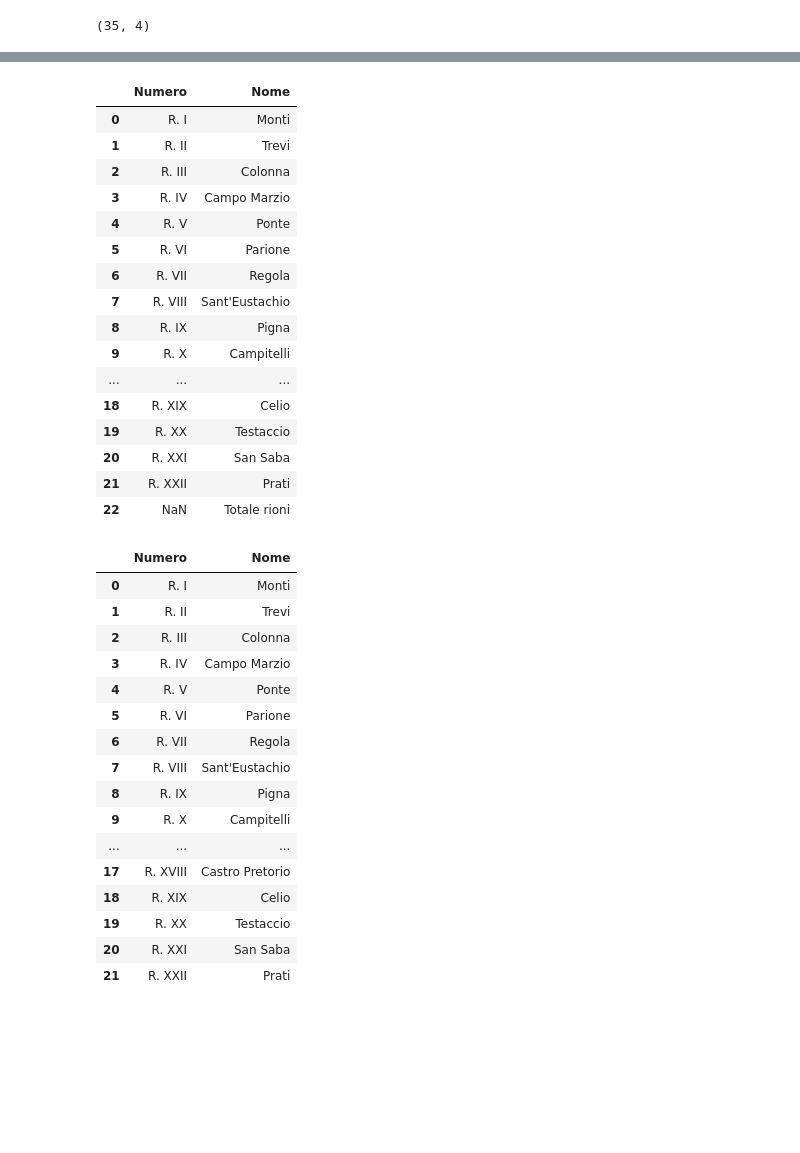
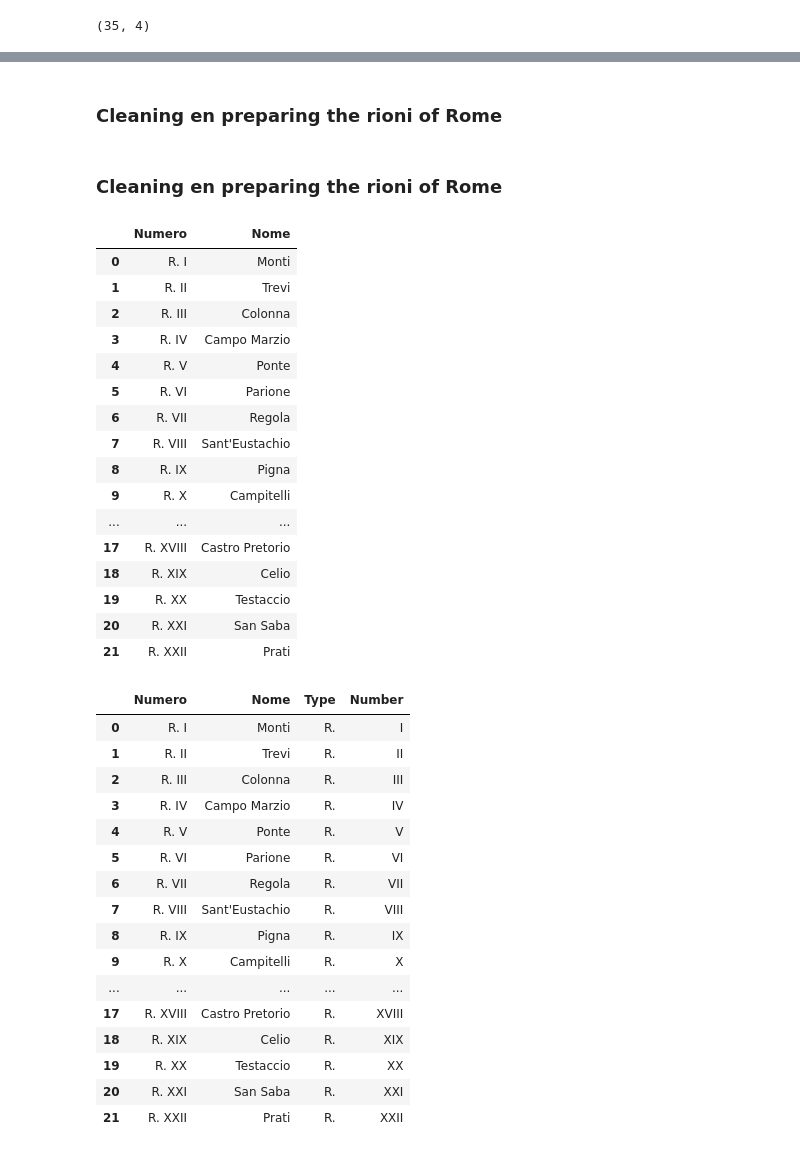
Before and after one commit to desoto1959/Coursera_Capstone, a Jupyter notebook: The_Battle_of_the_Neighbourhoods_Rome.ipynb, the cells around one changed output, grey strips where cells are left out. Drawn from its saved outputs; the diff is of its cells as text; code cells hidden in the pictures; blank space fills up the shorter version.

```diff
--- a/The_Battle_of_the_Neighbourhoods_Rome.ipynb
+++ b/The_Battle_of_the_Neighbourhoods_Rome.ipynb
@@ -182,9 +184,15 @@ df_rioni
 | 20 | NaN | R. XXI | San Saba | 3 531 | 1,1068 km² | 3190,28 ab./km² | Municipio I | NaN |
 | 21 | NaN | R. XXII | Prati | 15 270 | 1,2743 km² | 11983,05 ab./km² | Municipio I | NaN |
 | 22 | NaN | NaN | Totale rioni | 186 802[4] | 15,4659 km² | 9382,3 ab./km²[4] | NaN | NaN |
+# %% [markdown]
+### Cleaning en preparing the rioni of Rome
+# %% [markdown]
+### Cleaning en preparing the rioni of Rome
 # %%
-# Remove rows that have NO disctrict number
+# Remove columns that we don't need
 df_rioni.drop(df_rioni.columns[[0, 3, 4, 5, 6, 7]], axis = 1, inplace = True)
+# Remove rows without number
+df_rioni.dropna(axis=0, inplace=True)
 df_rioni
 # %% [output]
 |  | Numero | Nome |
@@ -199,30 +207,30 @@ df_rioni
 | 8 | R. IX | Pigna |
 | 9 | R. X | Campitelli |
 | ... | ... | ... |
+| 17 | R. XVIII | Castro Pretorio |
 | 18 | R. XIX | Celio |
 | 19 | R. XX | Testaccio |
 | 20 | R. XXI | San Saba |
 | 21 | R. XXII | Prati |
-| 22 | NaN | Totale rioni |
-# %%
-# Remove all columns with a NaN value
-df_rioni.dropna(axis=0, inplace=True)
-df_rioni
-# %% [output]
-|  | Numero | Nome |
-| 0 | R. I | Monti |
-| 1 | R. II | Trevi |
-| 2 | R. III | Colonna |
-| 3 | R. IV | Campo Marzio |
-| 4 | R. V | Ponte |
-| 5 | R. VI | Parione |
-| 6 | R. VII | Regola |
-| 7 | R. VIII | Sant'Eustachio |
-| 8 | R. IX | Pigna |
-| 9 | R. X | Campitelli |
-| ... | ... | ... |
-| 17 | R. XVIII | Castro Pretorio |
-| 18 | R. XIX | Celio |
-| 19 | R. XX | Testaccio |
-| 20 | R. XXI | San Saba |
-| 21 | R. XXII | Prati |
+# %%
+# Split de Quarters into type of Neighbourhood, the number and the name
+df_rioni[['Type','Number']] = df_rioni['Numero'].str.split(n=1, expand=True)
+df_rioni
+# %% [output]
+|  | Numero | Nome | Type | Number |
+| 0 | R. I | Monti | R. | I |
+| 1 | R. II | Trevi | R. | II |
+| 2 | R. III | Colonna | R. | III |
+| 3 | R. IV | Campo Marzio | R. | IV |
+| 4 | R. V | Ponte | R. | V |
+| 5 | R. VI | Parione | R. | VI |
+| 6 | R. VII | Regola | R. | VII |
+| 7 | R. VIII | Sant'Eustachio | R. | VIII |
+| 8 | R. IX | Pigna | R. | IX |
+| 9 | R. X | Campitelli | R. | X |
+| ... | ... | ... | ... | ... |
+| 17 | R. XVIII | Castro Pretorio | R. | XVIII |
+| 18 | R. XIX | Celio | R. | XIX |
+| 19 | R. XX | Testaccio | R. | XX |
+| 20 | R. XXI | San Saba | R. | XXI |
+| 21 | R. XXII | Prati | R. | XXII |
```
Also changed, not shown: parts of 26 cells of this notebook.
